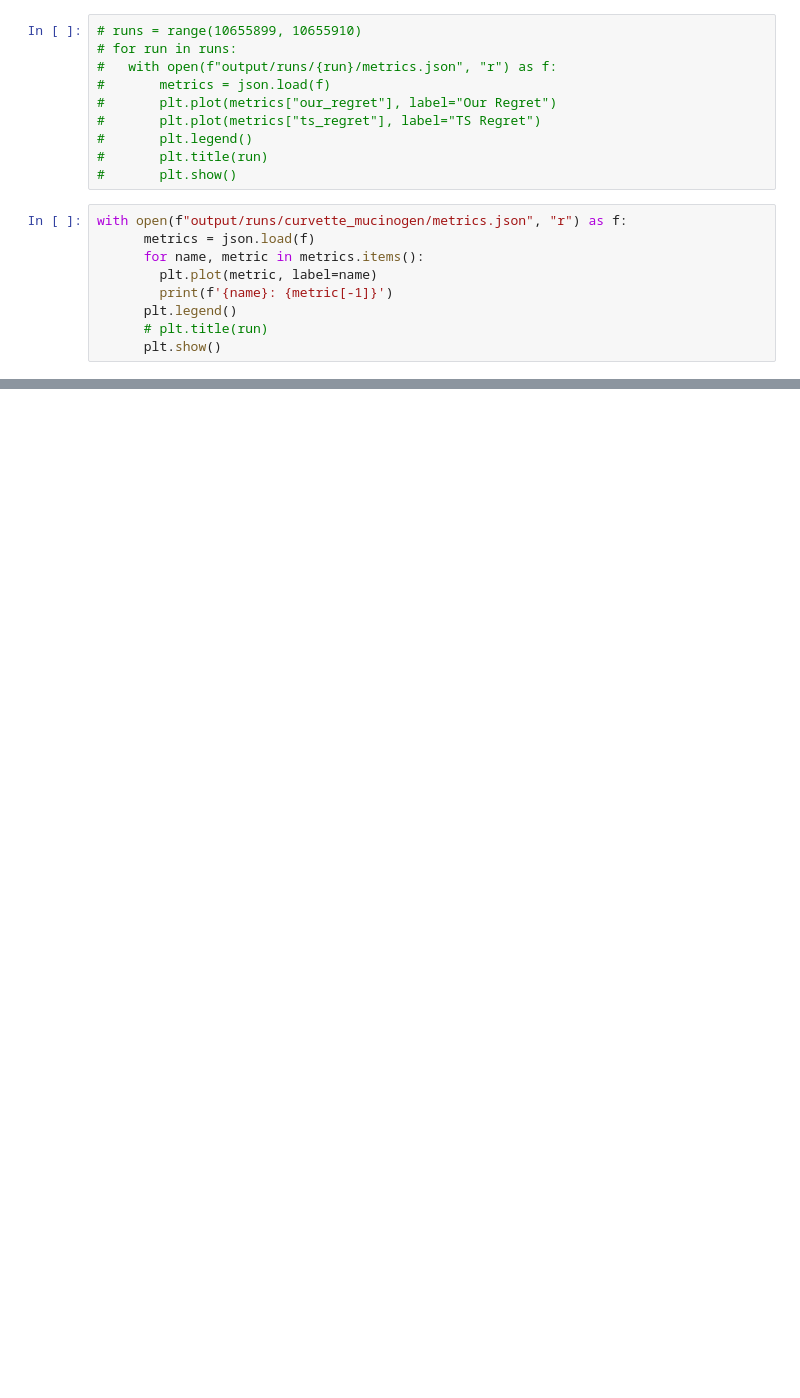
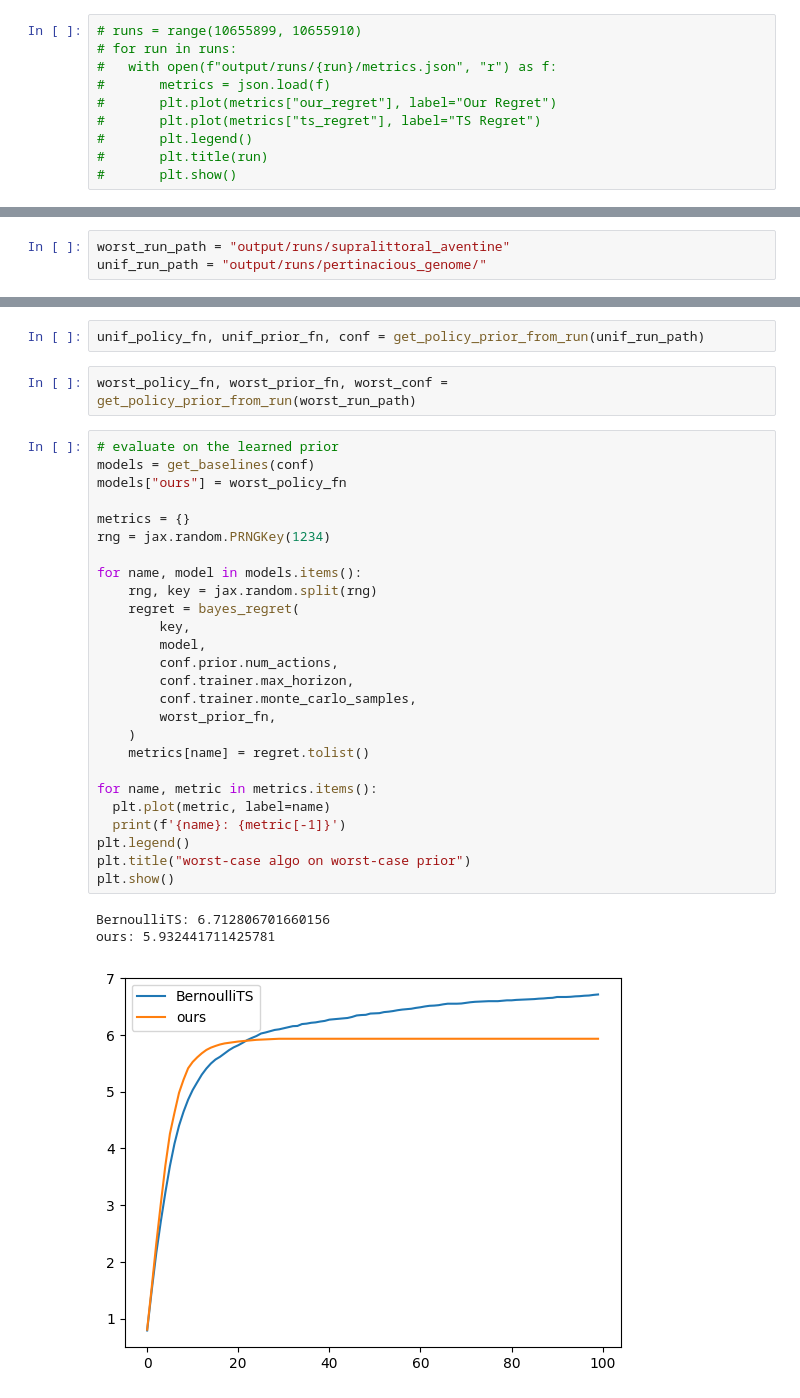
Before and after one commit to keertanavc/experior, a Jupyter notebook: test.ipynb, the cells around one changed output, grey strips where cells are left out. Saved outputs shown, nothing was run; the diff lists cells and outputs as text; blank space fills up the shorter version.

```diff
--- a/test.ipynb
+++ b/test.ipynb
@@ -14,12 +17,3 @@ import matplotlib.pyplot as plt
 #       plt.legend()
 #       plt.title(run)
 #       plt.show()
-# %%
-with open(f"output/runs/curvette_mucinogen/metrics.json", "r") as f:
-      metrics = json.load(f)
-      for name, metric in metrics.items():
-        plt.plot(metric, label=name)
-        print(f'{name}: {metric[-1]}')
-      plt.legend()
-      # plt.title(run)
-      plt.show()
@@ -29,0 +20,3 @@ softelim: 6.274069786071777
+# %%
+worst_run_path = "output/runs/supralittoral_aventine"
+unif_run_path = "output/runs/pertinacious_genome/"
@@ -29,0 +29,34 @@ softelim: 6.274069786071777
+# %%
+unif_policy_fn, unif_prior_fn, conf = get_policy_prior_from_run(unif_run_path)
+# %%
+worst_policy_fn, worst_prior_fn, worst_conf = get_policy_prior_from_run(worst_run_path)
+# %%
+# evaluate on the learned prior
+models = get_baselines(conf)
+models["ours"] = worst_policy_fn
+
+metrics = {}
+rng = jax.random.PRNGKey(1234)
+
+for name, model in models.items():
+    rng, key = jax.random.split(rng)
+    regret = bayes_regret(
+        key,
+        model,
+        conf.prior.num_actions,
+        conf.trainer.max_horizon,
+        conf.trainer.monte_carlo_samples,
+        worst_prior_fn,
+    )
+    metrics[name] = regret.tolist()
+
+for name, metric in metrics.items():
+  plt.plot(metric, label=name)
+  print(f'{name}: {metric[-1]}')
+plt.legend()
+plt.title("worst-case algo on worst-case prior")
+plt.show()
+# %% [output]
+BernoulliTS: 6.712806701660156
+ours: 5.932441711425781
+[figure, added]
```
Also changed, not shown: parts of 7 cells of this notebook, 15 other files.
